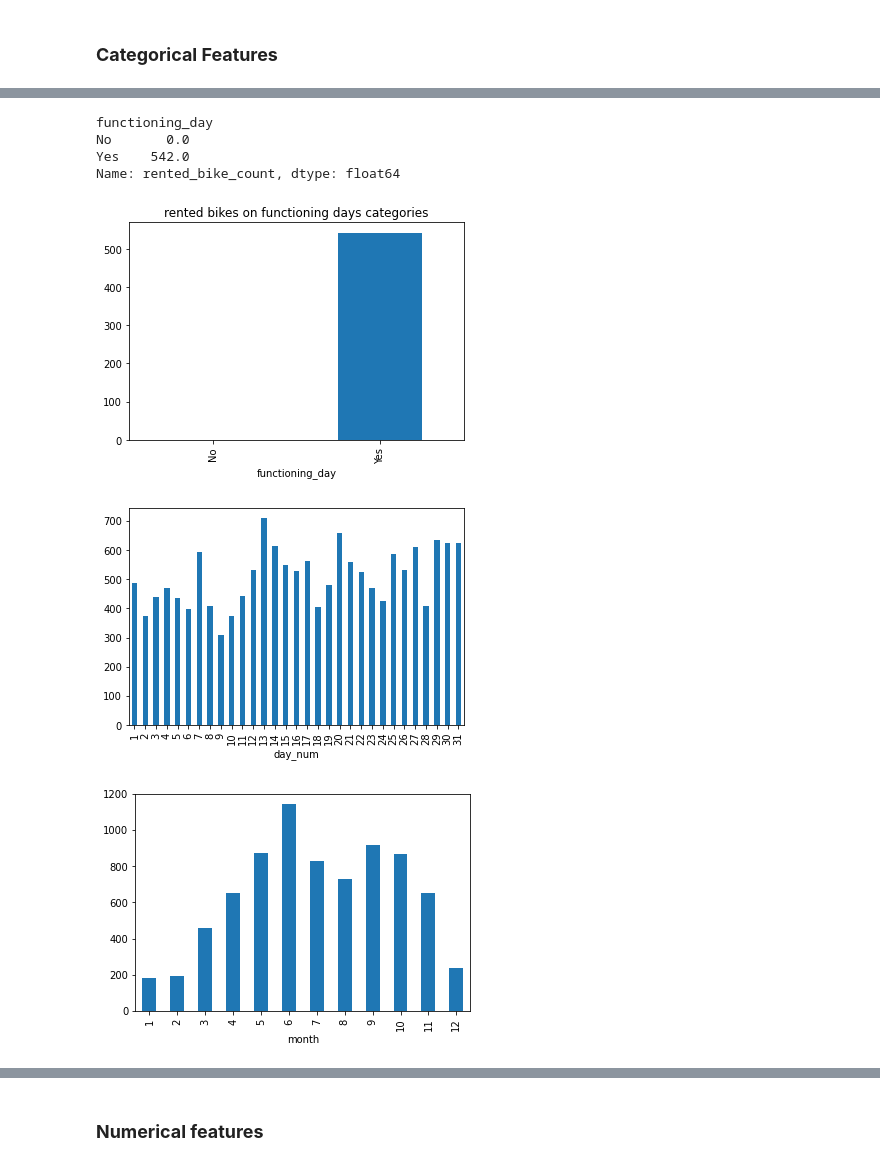
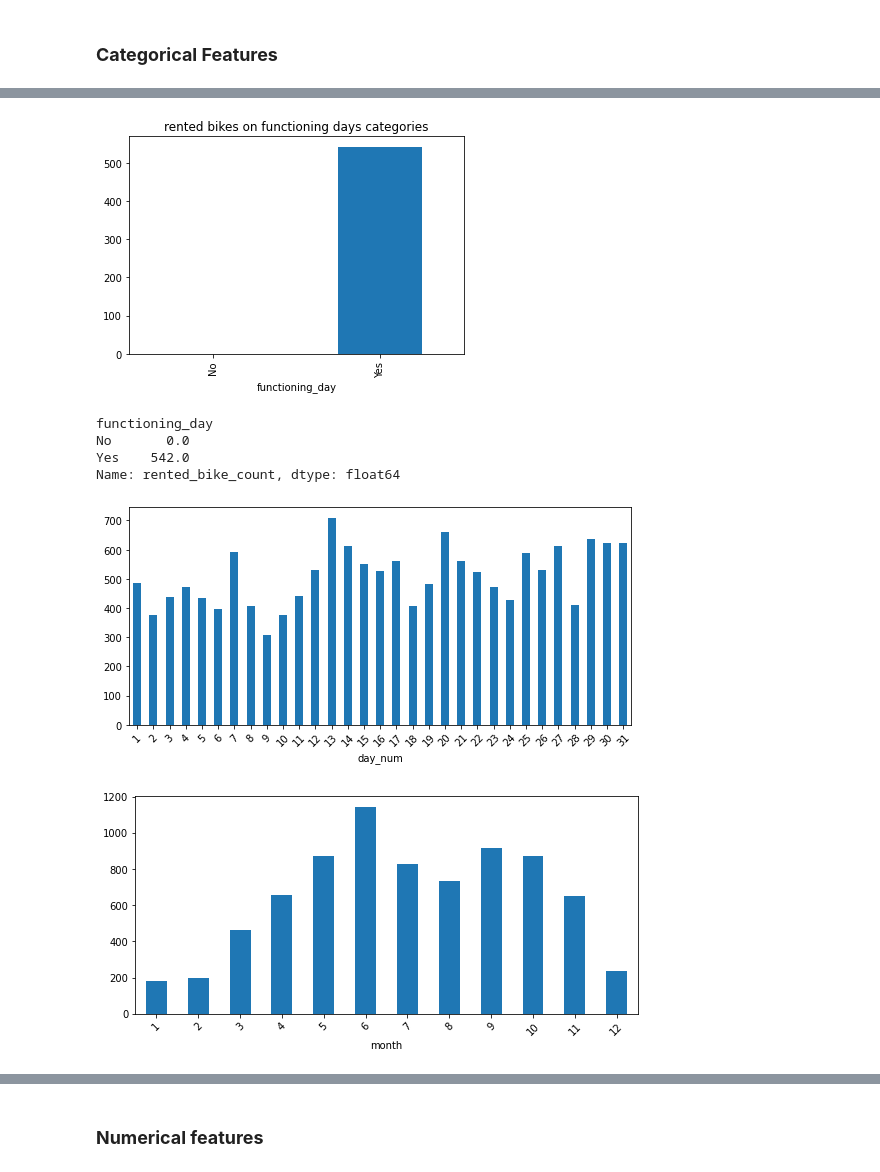
Before and after one commit to suchirmm/seoulbike, a Jupyter notebook: project_seoulbike.ipynb, the cells around one changed output, grey strips where cells are left out. Cells and saved outputs as stored; diff of their text form; code cells hidden in the pictures.

```diff
--- a/project_seoulbike.ipynb
+++ b/project_seoulbike.ipynb
@@ -37,6 +37,8 @@ Mounted at /content/drive
 import pandas as pd
 import numpy as np
 import seaborn as sns
+sns.set_style('darkgrid')
+
 import matplotlib.pyplot as plt
 import chardet
 import warnings
@@ -296,5 +274,7 @@ functioning_day : 2
 
 df['date'] = pd.to_datetime(df['date'], format="%d/%m/%Y")
 
-df.insert(loc= 1, column = 'day_num', value = df['date'].dt.day)
-df.insert(loc= 2, column = 'month', value = df['date'].dt.month)
+df.insert(loc= 2, column = 'day_num', value = df['date'].dt.day)
+df.insert(loc= 3, column = 'month', value = df['date'].dt.month)
+
+df.head()
@@ -577,31 +672,32 @@ df[['holiday', 'rented_bike_count']].groupby('holiday')\
 # functioning has predictive power
 
 # df.groupby('functioning_day')['rented_bike_count'].max()
-
+plt.figure()
 df.groupby('functioning_day')['rented_bike_count'].median().plot(
     kind = 'bar', title = 'rented bikes on functioning days categories')
+plt.show()
 
 df.groupby('functioning_day')['rented_bike_count'].median()
 # %% [output]
+[figure]
 functioning_day
 No       0.0
 Yes    542.0
 Name: rented_bike_count, dtype: float64
-[figure]
 # %%
 # Check df[day_num] and df[month]
 # Analysis of month and day_num
 # day_num doesnt have a patttern
 # df[month] corresponds to what we saw in seasons
 
-plt.figure()
-df[['rented_bike_count','day_num']].groupby('day_num')['rented_bike_count'].median().plot.bar()
+plt.figure(figsize = (9, 4))
+df[['rented_bike_count','day_num']].groupby('day_num')['rented_bike_count'].median().plot.bar(rot  = 45)
 plt.show()
 
-plt.figure()
-df[['rented_bike_count','month']].groupby('month')['rented_bike_count'].median().plot.bar()
+plt.figure(figsize = (9, 4))
+df[['rented_bike_count','month']].groupby('month')['rented_bike_count'].median().plot.bar(rot  = 45)
 plt.show()
 # %% [output]
-[figure, old version]
+[figure, new version]
-[figure, old version]
+[figure, new version]
 # %%
```
Also changed, not shown: parts of 64 cells of this notebook.
